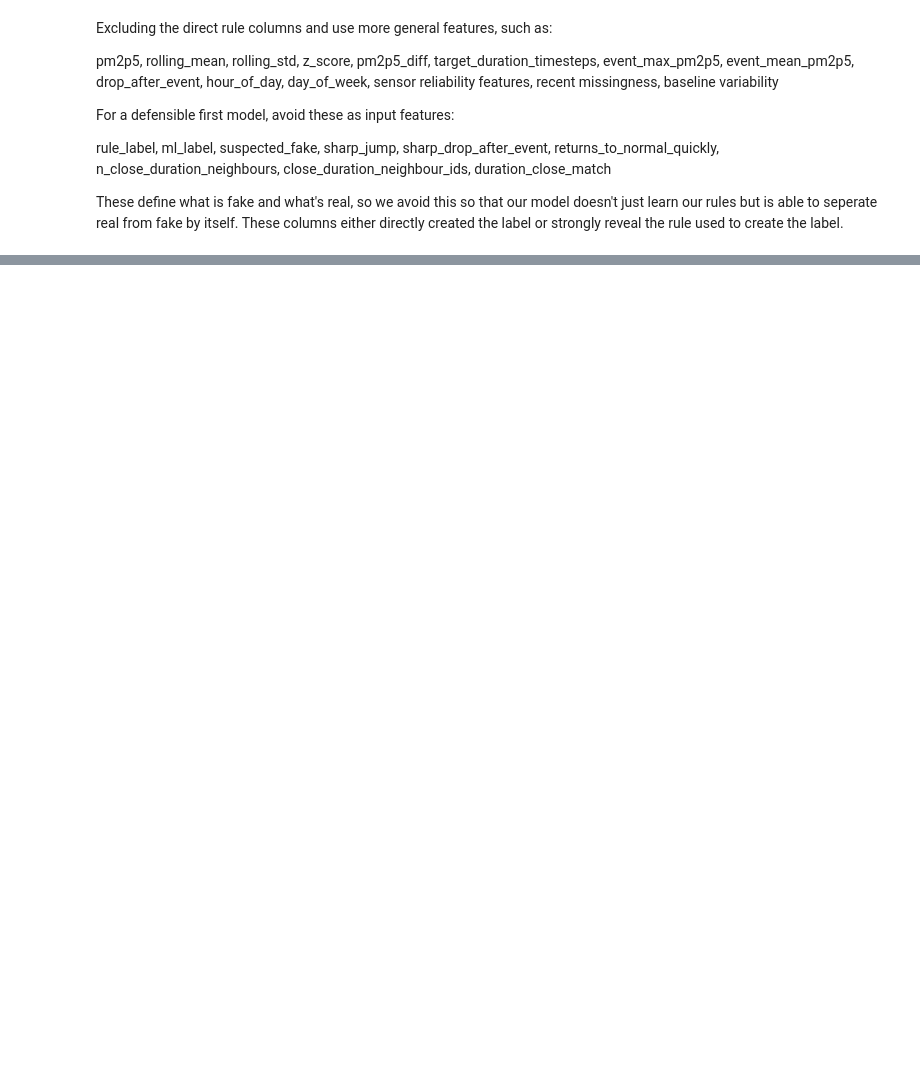
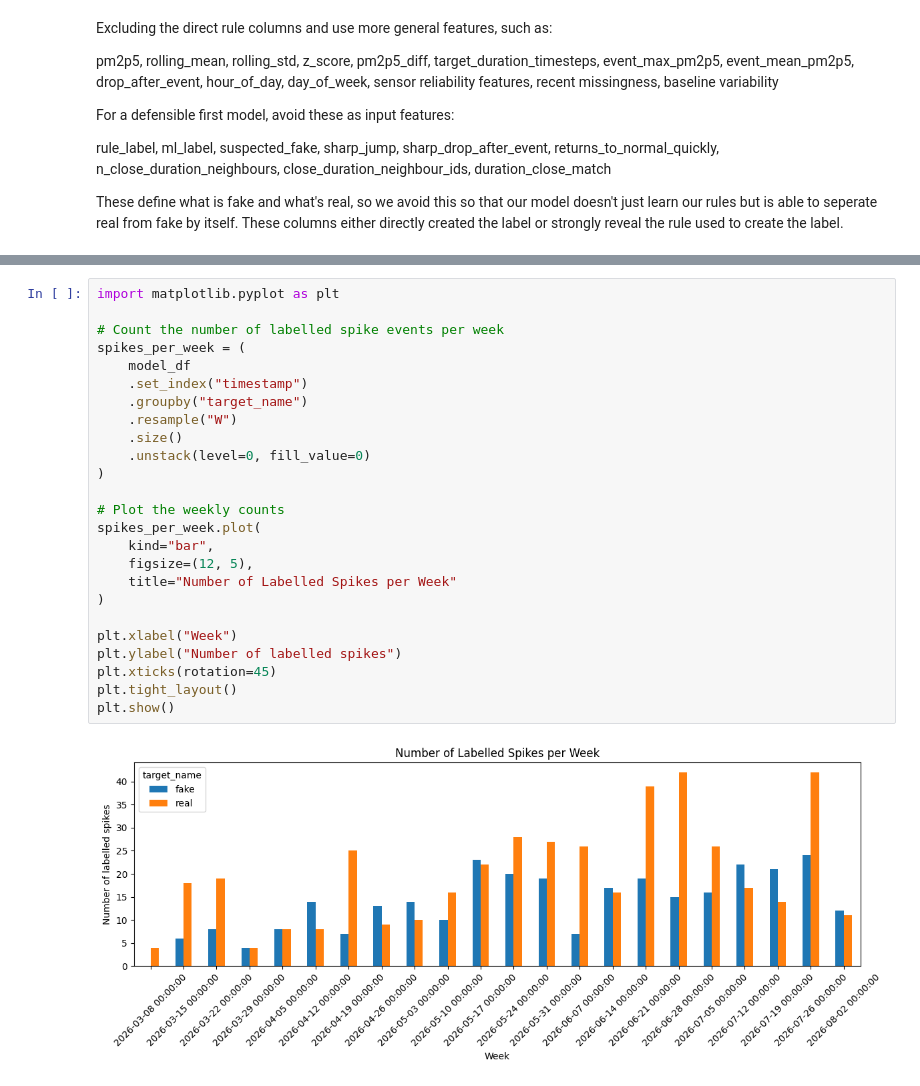
Before and after one commit to Okwukwe295/SACAQM_MLAgent, a Jupyter notebook: model.ipynb, the cells around one changed output, grey strips where cells are left out. Saved outputs shown, nothing was run; the diff lists cells and outputs as text; blank space fills up the shorter version.

```diff
--- a/model.ipynb
+++ b/model.ipynb
@@ -234,0 +235,27 @@ print("\nNumber of features:", len(feature_cols))
+# %%
+import matplotlib.pyplot as plt
+
+# Count the number of labelled spike events per week
+spikes_per_week = (
+    model_df
+    .set_index("timestamp")
+    .groupby("target_name")
+    .resample("W")
+    .size()
+    .unstack(level=0, fill_value=0)
+)
+
+# Plot the weekly counts
+spikes_per_week.plot(
+    kind="bar",
+    figsize=(12, 5),
+    title="Number of Labelled Spikes per Week"
+)
+
+plt.xlabel("Week")
+plt.ylabel("Number of labelled spikes")
+plt.xticks(rotation=45)
+plt.tight_layout()
+plt.show()
+# %% [output]
+[figure, added]
```
Also changed, not shown: parts of 34 cells of this notebook, 4 other files.
